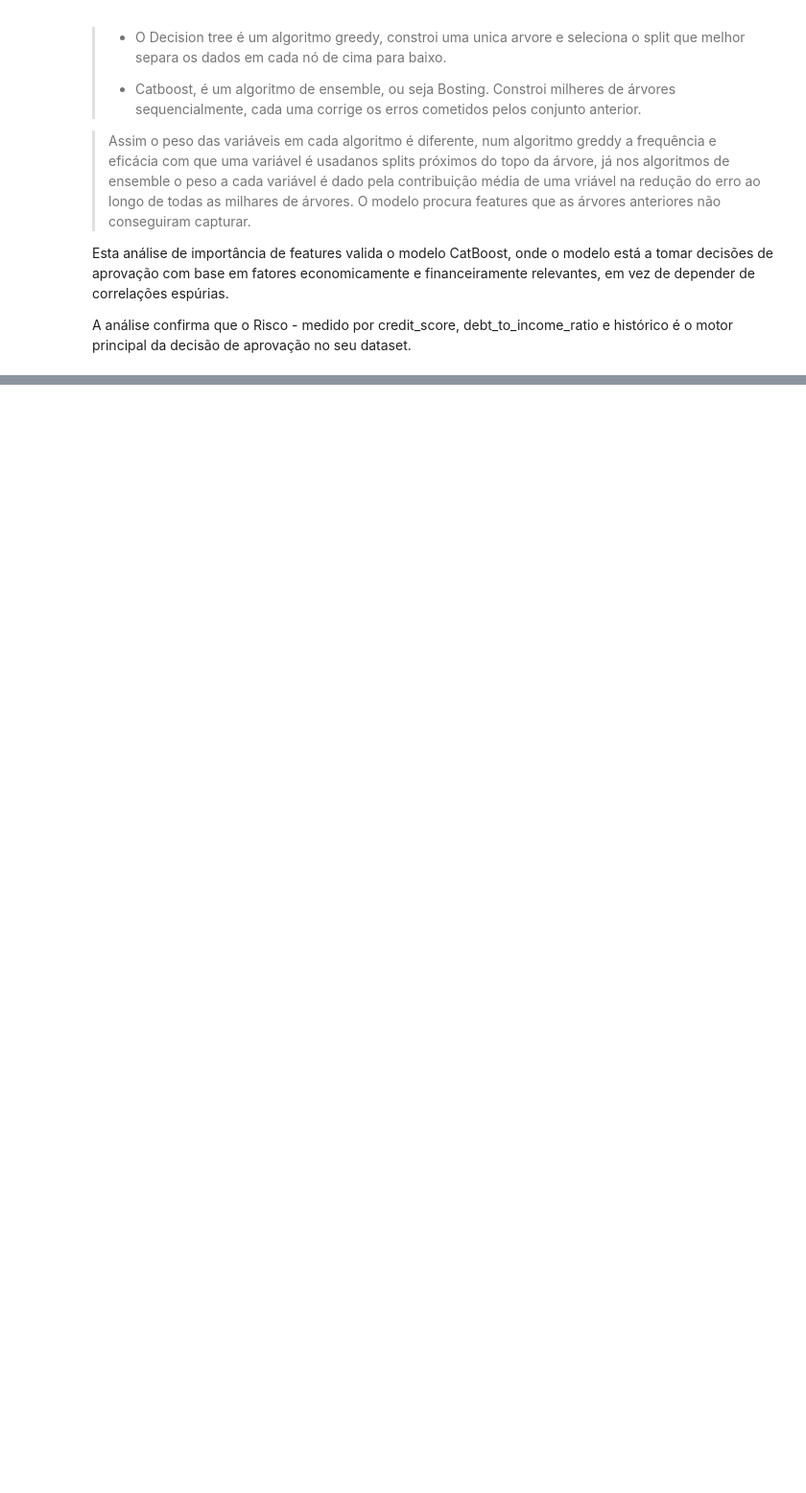
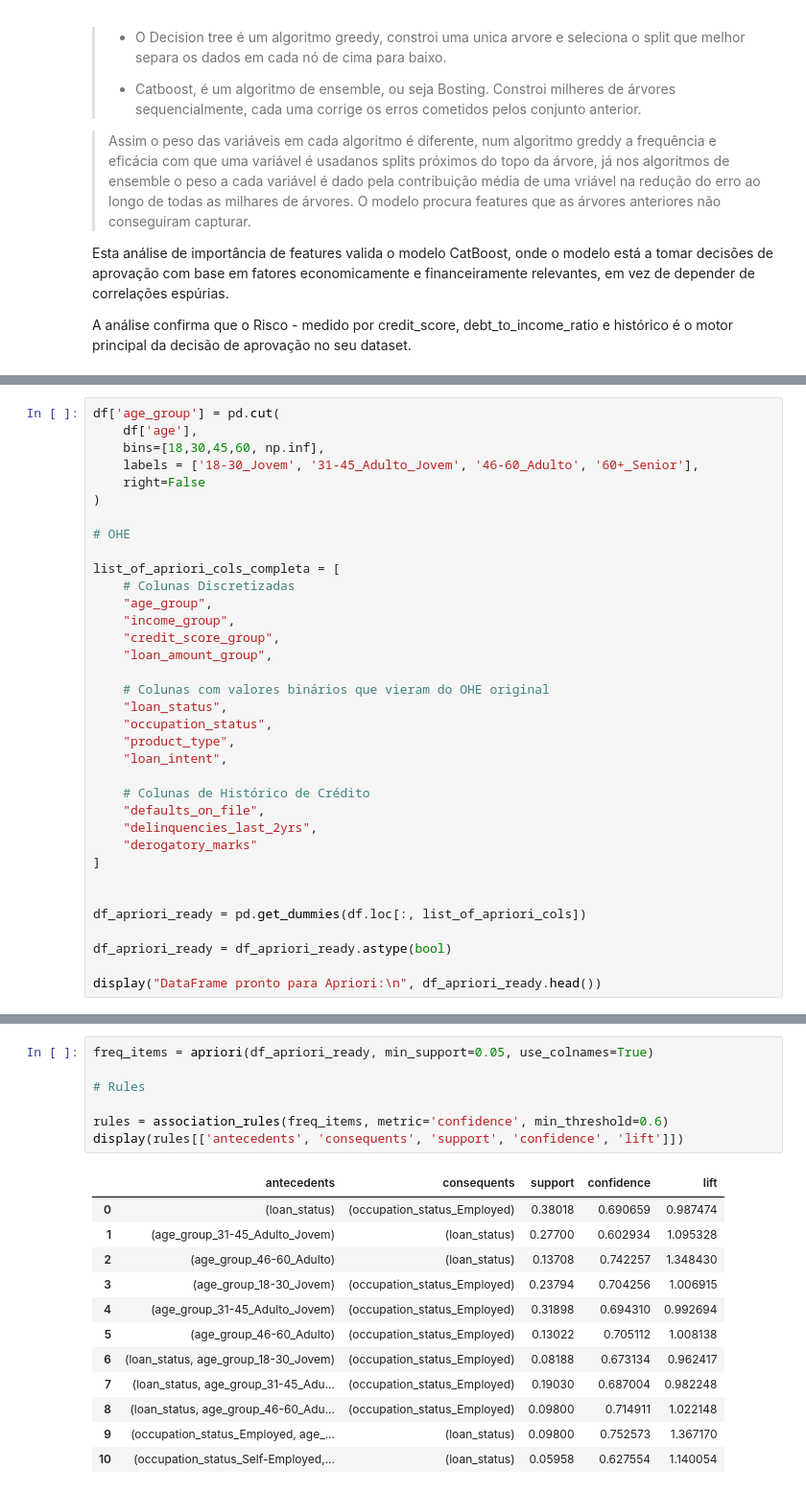
Before and after one commit to vascoloureiro/Loan-Approval-Prediction, a Jupyter notebook: Previsão de Aprovação.ipynb, the cells around one changed output, grey strips where cells are left out. Shown: that part at 96% size. Cells and saved outputs as stored; diff of their text form; blank space fills up the shorter version.

Commit message:
Regras de Associação Apriori

```diff
--- a/Previsão de Aprovação.ipynb
+++ b/Previsão de Aprovação.ipynb
@@ -417,0 +417,35 @@ A análise confirma que o Risco - medido por credit_score, debt_to_income_ratio
+# %%
+df['age_group'] = pd.cut(
+    df['age'],
+    bins=[18,30,45,60, np.inf],
+    labels = ['18-30_Jovem', '31-45_Adulto_Jovem', '46-60_Adulto', '60+_Senior'],
+    right=False
+)
+
+# OHE
+
+list_of_apriori_cols_completa = [
+    # Colunas Discretizadas
+    "age_group",
+    "income_group",
+    "credit_score_group",
+    "loan_amount_group",
+
+    # Colunas com valores binários que vieram do OHE original
+    "loan_status",
+    "occupation_status",
+    "product_type",
+    "loan_intent",
+
+    # Colunas de Histórico de Crédito
+    "defaults_on_file",
+    "delinquencies_last_2yrs",
+    "derogatory_marks"
+]
+
+
+df_apriori_ready = pd.get_dummies(df.loc[:, list_of_apriori_cols])
+
+df_apriori_ready = df_apriori_ready.astype(bool)
+
+display("DataFrame pronto para Apriori:\n", df_apriori_ready.head())
@@ -417,0 +460,20 @@ A análise confirma que o Risco - medido por credit_score, debt_to_income_ratio
+# %%
+freq_items = apriori(df_apriori_ready, min_support=0.05, use_colnames=True)
+
+# Rules
+
+rules = association_rules(freq_items, metric='confidence', min_threshold=0.6)
+display(rules[['antecedents', 'consequents', 'support', 'confidence', 'lift']])
+# %% [output]
+|  | antecedents | consequents | support | confidence | lift |
+| 0 | (loan_status) | (occupation_status_Employed) | 0.38018 | 0.690659 | 0.987474 |
+| 1 | (age_group_31-45_Adulto_Jovem) | (loan_status) | 0.27700 | 0.602934 | 1.095328 |
+| 2 | (age_group_46-60_Adulto) | (loan_status) | 0.13708 | 0.742257 | 1.348430 |
+| 3 | (age_group_18-30_Jovem) | (occupation_status_Employed) | 0.23794 | 0.704256 | 1.006915 |
+| 4 | (age_group_31-45_Adulto_Jovem) | (occupation_status_Employed) | 0.31898 | 0.694310 | 0.992694 |
+| 5 | (age_group_46-60_Adulto) | (occupation_status_Employed) | 0.13022 | 0.705112 | 1.008138 |
+| 6 | (loan_status, age_group_18-30_Jovem) | (occupation_status_Employed) | 0.08188 | 0.673134 | 0.962417 |
+| 7 | (loan_status, age_group_31-45_Adu... | (occupation_status_Employed) | 0.19030 | 0.687004 | 0.982248 |
+| 8 | (loan_status, age_group_46-60_Adu... | (occupation_status_Employed) | 0.09800 | 0.714911 | 1.022148 |
+| 9 | (occupation_status_Employed, age_... | (loan_status) | 0.09800 | 0.752573 | 1.367170 |
+| 10 | (occupation_status_Self-Employed,... | (loan_status) | 0.05958 | 0.627554 | 1.140054 |
```
Also changed, not shown: parts of 6 cells of this notebook.
